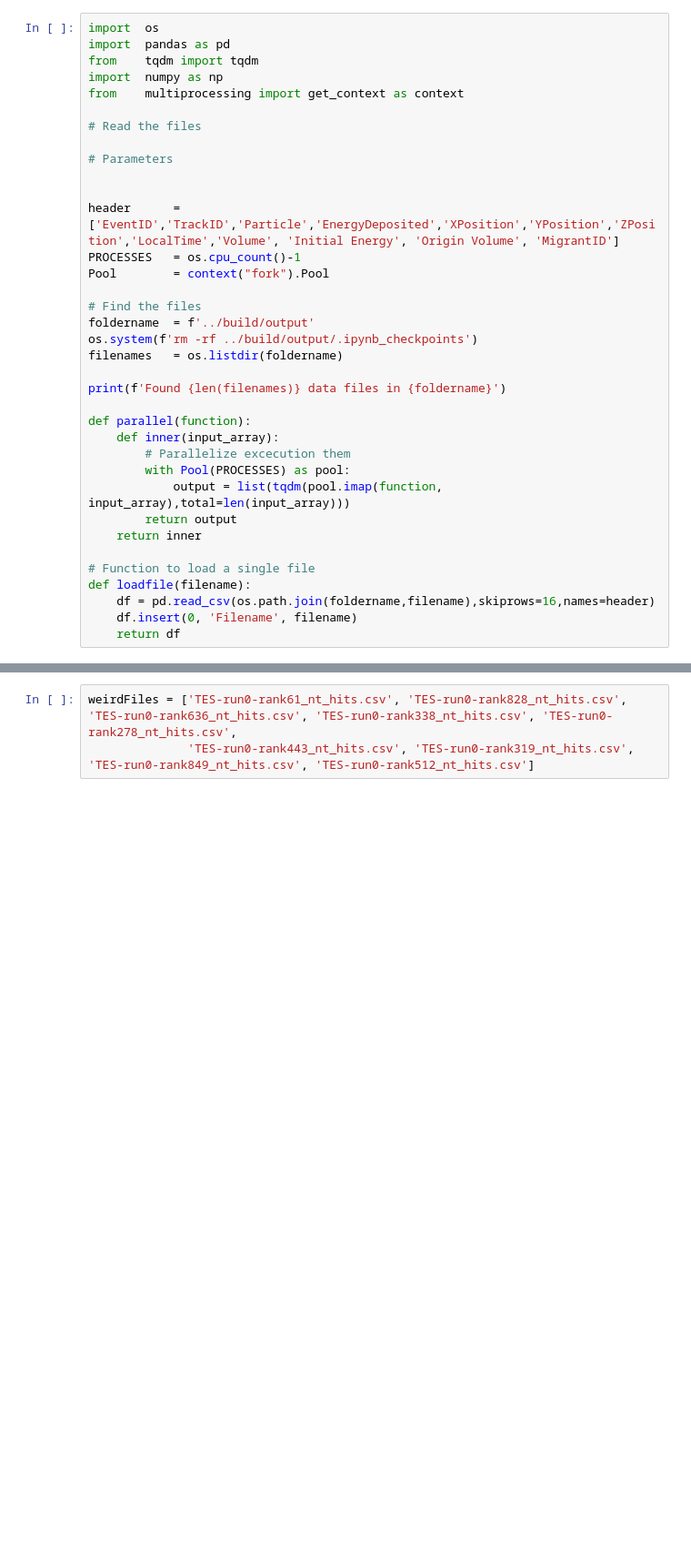
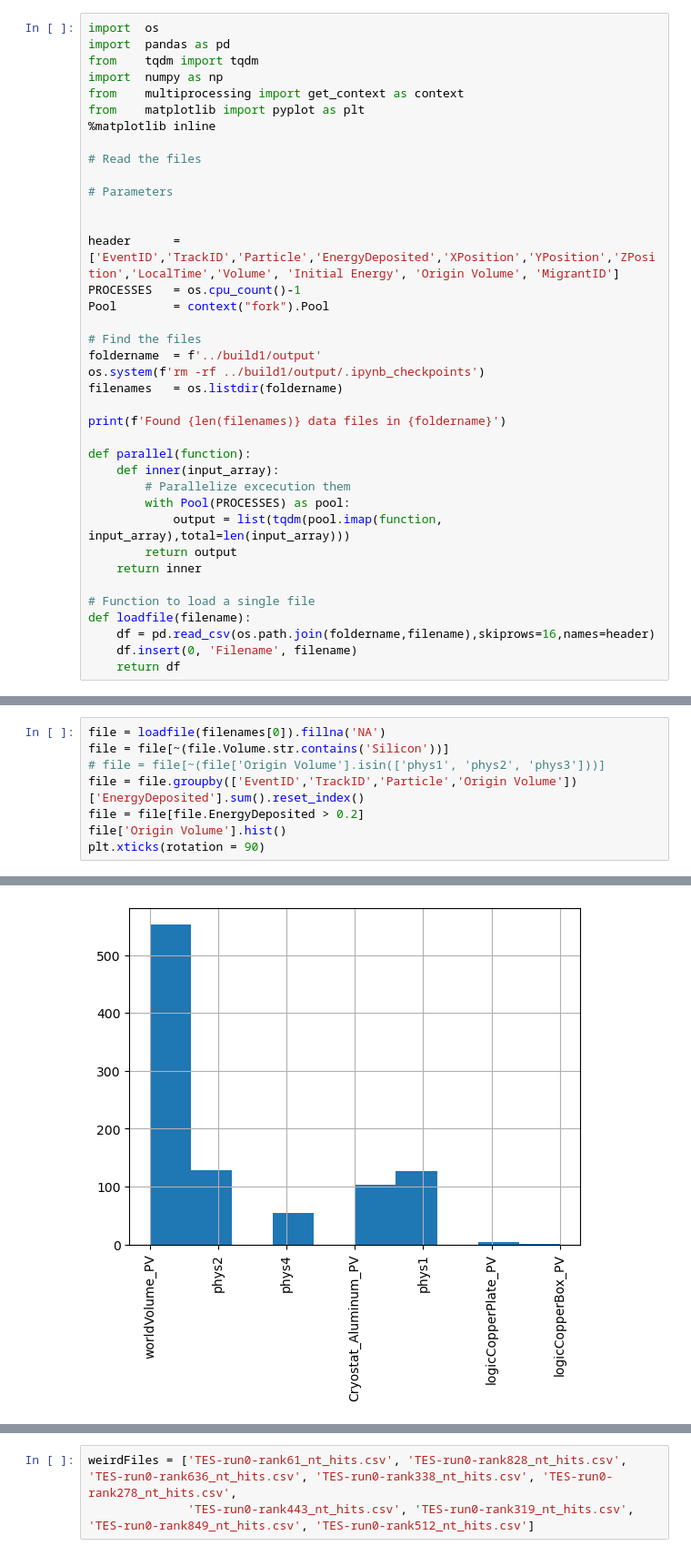
Before and after one commit to nyuad-astroparticle/tes-geant, a Jupyter notebook: analysis/coincidence.ipynb, the cells around one changed output, grey strips where cells are left out. Shown at 91% size. Drawn from its saved outputs; the diff is of its cells as text; blank space fills up the shorter version.

```diff
--- a/analysis/coincidence.ipynb
+++ b/analysis/coincidence.ipynb
@@ -4,6 +4,8 @@ import  pandas as pd
 from    tqdm import tqdm
 import  numpy as np
 from    multiprocessing import get_context as context
+from    matplotlib import pyplot as plt
+%matplotlib inline
 
 # Read the files
 
@@ -15,8 +17,8 @@ PROCESSES   = os.cpu_count()-1
 Pool        = context("fork").Pool
 
 # Find the files
-foldername  = f'../build/output'
-os.system(f'rm -rf ../build/output/.ipynb_checkpoints')
+foldername  = f'../build1/output'
+os.system(f'rm -rf ../build1/output/.ipynb_checkpoints')
 filenames   = os.listdir(foldername)
 
 print(f'Found {len(filenames)} data files in {foldername}')
@@ -110,0 +149,9 @@ NameError: name 'tesPosition' is not defined
+# %%
+file = loadfile(filenames[0]).fillna('NA')
+file = file[~(file.Volume.str.contains('Silicon'))]
+# file = file[~(file['Origin Volume'].isin(['phys1', 'phys2', 'phys3']))]
+file = file.groupby(['EventID','TrackID','Particle','Origin Volume'])['EnergyDeposited'].sum().reset_index()
+file = file[file.EnergyDeposited > 0.2]
+file['Origin Volume'].hist()
+plt.xticks(rotation = 90)
+# %% [output]
@@ -110,0 +166 @@ NameError: name 'tesPosition' is not defined
+[figure, added]
```
Also changed, not shown: parts of 27 cells of this notebook, 1 other file.
